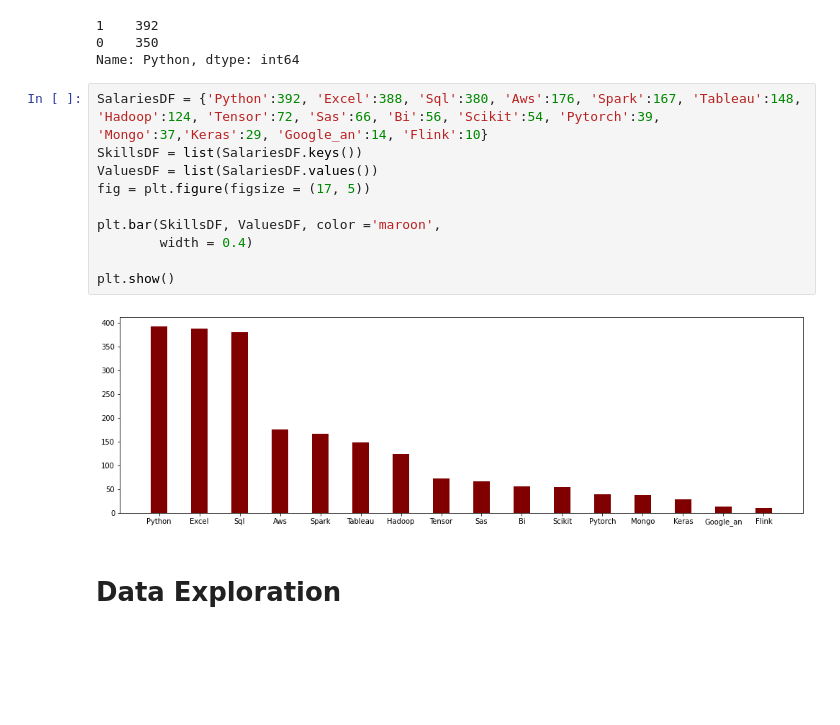
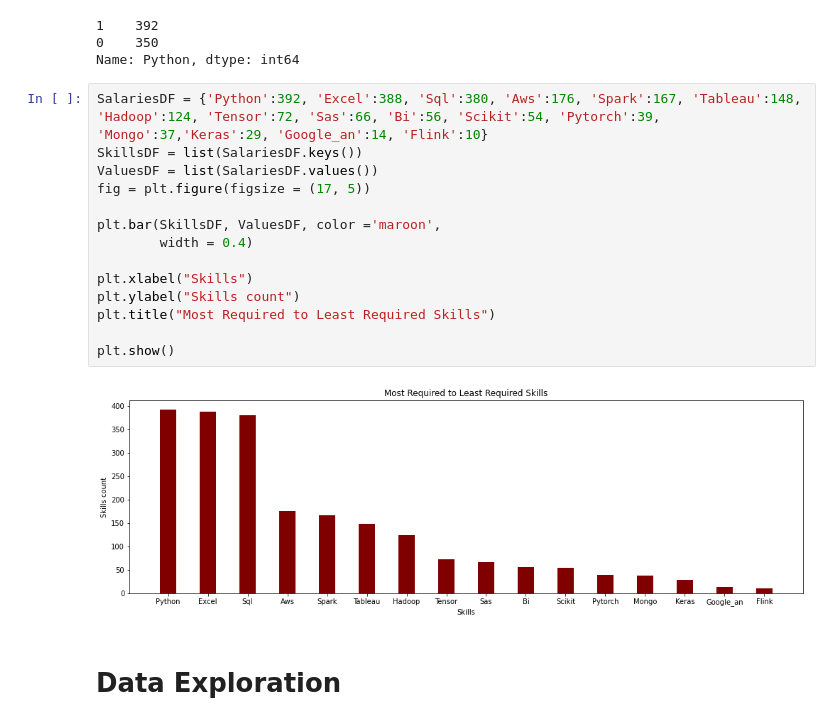
Before and after one commit to Kimmieli/Final-Project-DataScience-Salaries, a Jupyter notebook: Data Science Salary in Python.ipynb, the cells around one changed output. Drawn from its saved outputs; the diff is of its cells as text; blank space fills up the shorter version.

Commit message:
Update Data Science Salary in Python.ipynb
added bar graph title and labels

```diff
--- a/Data Science Salary in Python.ipynb
+++ b/Data Science Salary in Python.ipynb
@@ -302,15 +302,19 @@ Name: Python, dtype: int64
 # %%
 SalariesDF = {'Python':392, 'Excel':388, 'Sql':380, 'Aws':176, 'Spark':167, 'Tableau':148, 'Hadoop':124, 'Tensor':72, 'Sas':66, 'Bi':56, 'Scikit':54, 'Pytorch':39, 'Mongo':37,'Keras':29, 'Google_an':14, 'Flink':10}
 SkillsDF = list(SalariesDF.keys())
 ValuesDF = list(SalariesDF.values())
 fig = plt.figure(figsize = (17, 5))
 
 plt.bar(SkillsDF, ValuesDF, color ='maroon',
 		width = 0.4)
 
+plt.xlabel("Skills")
+plt.ylabel("Skills count")
+plt.title("Most Required to Least Required Skills")
+
 plt.show()
 # %% [output]
-[figure, old version]
+[figure, new version]
 # %% [markdown]
 # Data Exploration
 # %% [markdown]
```
